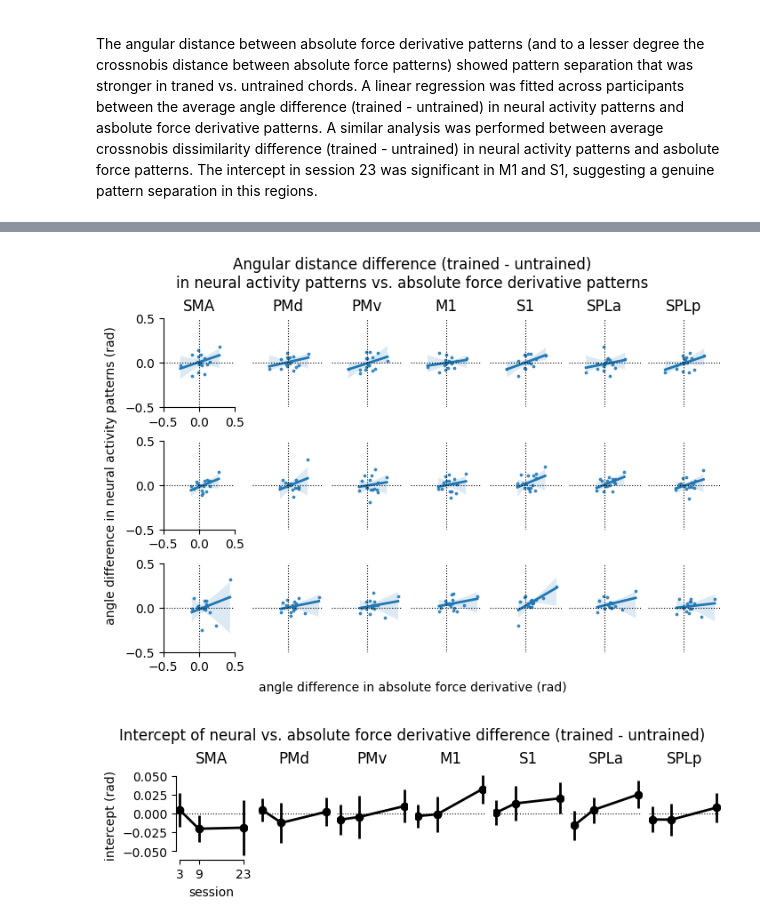
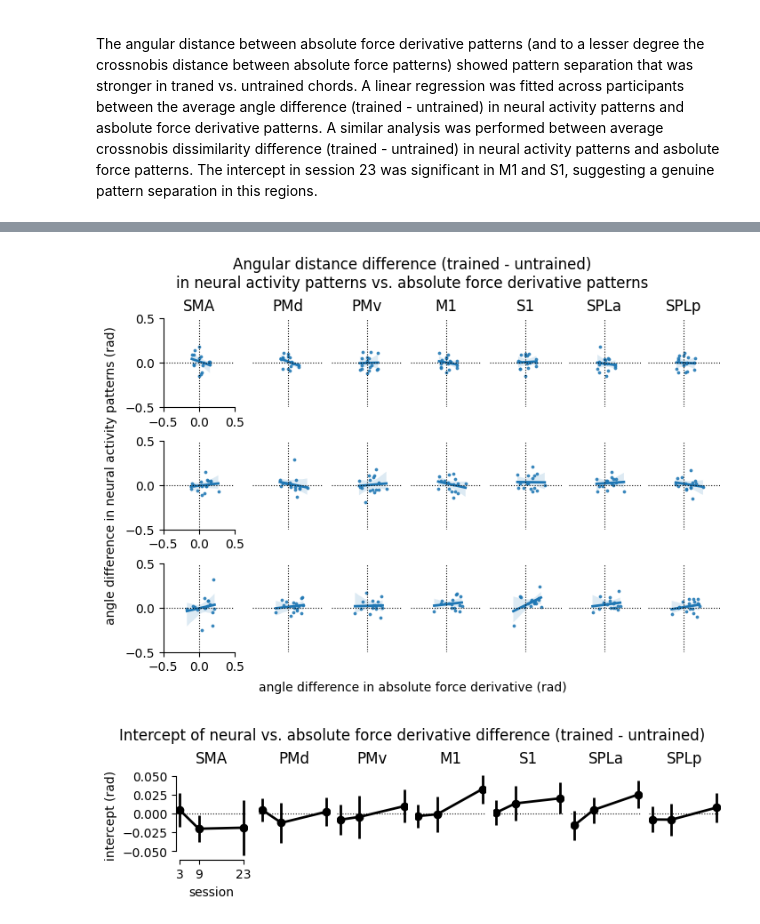
Before and after one commit to mnlmrc/EFC_learningfMRI, a Jupyter notebook: notebooks/pattern_force.ipynb, the cells around one changed output, grey strips where cells are left out. Drawn from its saved outputs; the diff is of its cells as text; code cells hidden in the pictures.

```diff
--- a/notebooks/pattern_force.ipynb
+++ b/notebooks/pattern_force.ipynb
@@ -155,16 +236,0 @@ plt.show()
-# %%
-fig, ax = plt.subplots(figsize=(3, 2), constrained_layout=True)
-
-sb.pointplot(ax=ax, data=dist_force_g[dist_force_g.metric=='der'], x='session', y='theta', hue='chord', hue_order=hue_order, palette=palette, errorbar='se', dodge=.1, native_scale=True, estimator='mean')
-ax.set_xticks(gl.sessions)
-sb.despine(ax=axs[0], trim=True)
-ax.set_ylabel('angle (rad)')
-ax.legend(frameon=False, loc='lower right')
-ax.set_xlabel('session')
-sb.despine(ax=ax, trim=True)
-
-ax.set_title('Angular distance between\nabsolute force derivative patterns')
-
-fig.savefig('figures/theta_force_der.pdf')
-
-plt.show()
@@ -189,24 +253,26 @@ dist_neural_g = dist_neural.groupby(['sn', 'Hem', 'roi', 'session', 'chord']).me
 dist_neural_g['theta'] = np.arccos(1 - dist_neural_g.cosine)
 
 diff_neural = util.diff_trained_untrained(dist_neural_g, stat, on=['session', 'sn', 'roi', 'Hem'])
+diff_neural = diff_neural[diff_neural.Hem==H]
 
 # difference in force dissimilarities
-dist_force_g_der = dist_force_g[dist_force_g.metric=='der']
+dist_force_g_der = dist_force_g[dist_force_g.force_metric=='der']
 diff_force  = util.diff_trained_untrained(dist_force_g_der, stat, on=['session', 'sn'])
-lin_model = {(roi, sess): [] for roi, sess in itertools.product(rois, gl.sessions)}
+
+# neural ~ force across participants, per roi and session
+intercepts = util.regress_im_sess(diff_neural, diff_force, rois)
+print(intercepts[['roi', 'session', 'coef', 'ci_low', 'ci_high', 'tval', 'pval']])
 
 fig, axs = plt.subplots(len(gl.sessions), len(rois), constrained_layout=True, sharex=True, sharey=True, figsize=(7, 5))
 
 for r, roi in enumerate(rois):
         for s, sess in enumerate(gl.sessions):
                 ax = axs[s, r]
-                y    = diff_neural[(diff_neural.Hem==H) & (diff_neural.roi==roi) & (diff_neural.session==sess)].Diff.to_numpy()
-                x    = diff_force[diff_force.session==sess].Diff.to_numpy()
-                data = pd.DataFrame(np.c_[x, y], columns=['force', 'neural'])
+                y    = diff_neural[(diff_neural.roi==roi) & (diff_neural.session==sess)][['sn', 'Diff']]
+                x    = diff_force[diff_force.session==sess][['sn', 'Diff']]
+                data = y.merge(x, on='sn', suffixes=('_neural', '_force'))
 
-                lin_model[(roi, sess)] = smf.ols('neural~force', data=data).fit()
-
-                sb.regplot(data, x='force', y='neural', ax=ax, scatter_kws={'s': 3}, line_kws={'lw': 2})
+                sb.regplot(data, x='Diff_force', y='Diff_neural', ax=ax, scatter_kws={'s': 3}, line_kws={'lw': 2})
 
                 ax.set_title(roi if s==0 else None)
                 ax.set_ylabel(None)
@@ -229,22 +295,5 @@ fig.suptitle('Angular distance difference (trained - untrained)\nin neural activ
 
 fig.savefig('figures/regression_force_der.pdf')
 
-records = []
-for (roi, sess), res in lin_model.items():
-        lo, hi = res.conf_int().loc['Intercept']
-        records.append({
-                'regionname': roi,
-                'session':    sess,
-                'intercept':  res.params['Intercept'],
-                'ci_low':     lo,
-                'ci_high':    hi,
-                'tval':       res.tvalues['Intercept'],
-                'pval':       res.pvalues['Intercept'],
-        })
-intercepts               = pd.DataFrame(records)
-intercepts['regionname'] = pd.Categorical(intercepts.regionname, categories=gl.rois[atlas], ordered=True)
-intercepts.sort_values(by=['session', 'regionname'], inplace=True)
-print(intercepts)
-
 plt.show()
 # %% [output]
@@ -268,3 +317,3 @@ plt.show()
-[figure, old version]
+[figure, new version]
 # %%
 # intercept (± SEM) of the per-session fits from the cell above, one panel per ROI
```
Also changed, not shown: parts of 18 cells of this notebook, 25 other files.
